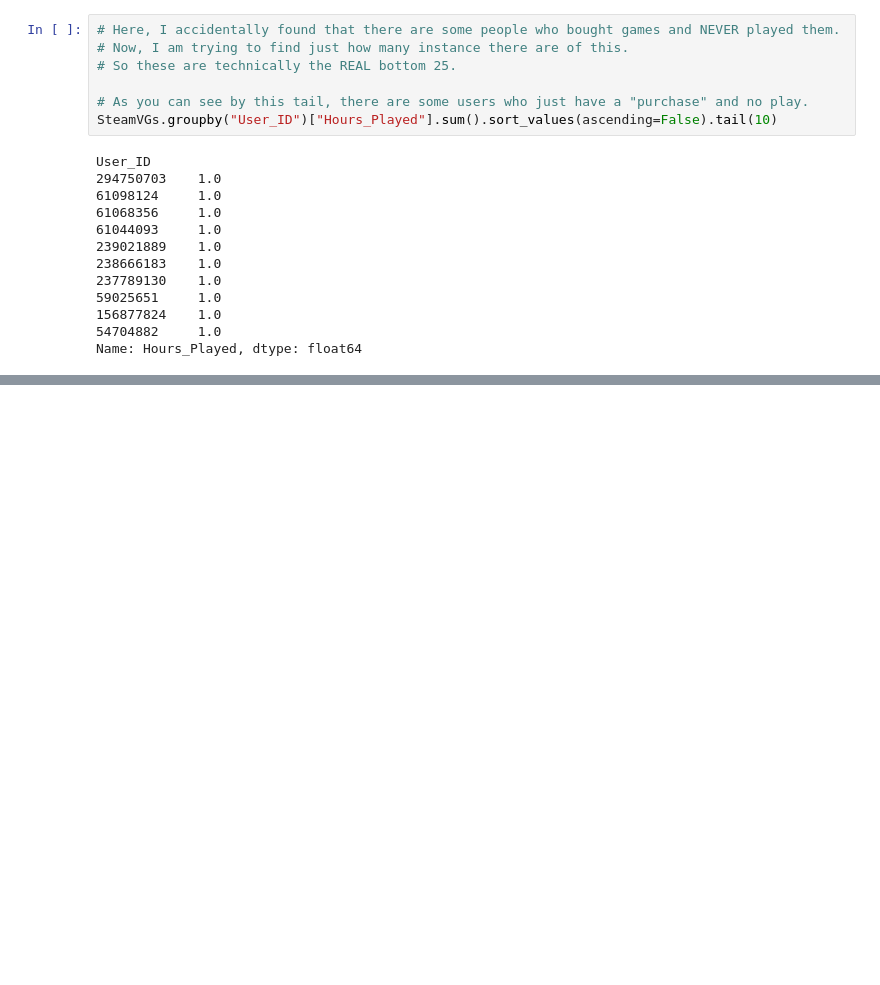
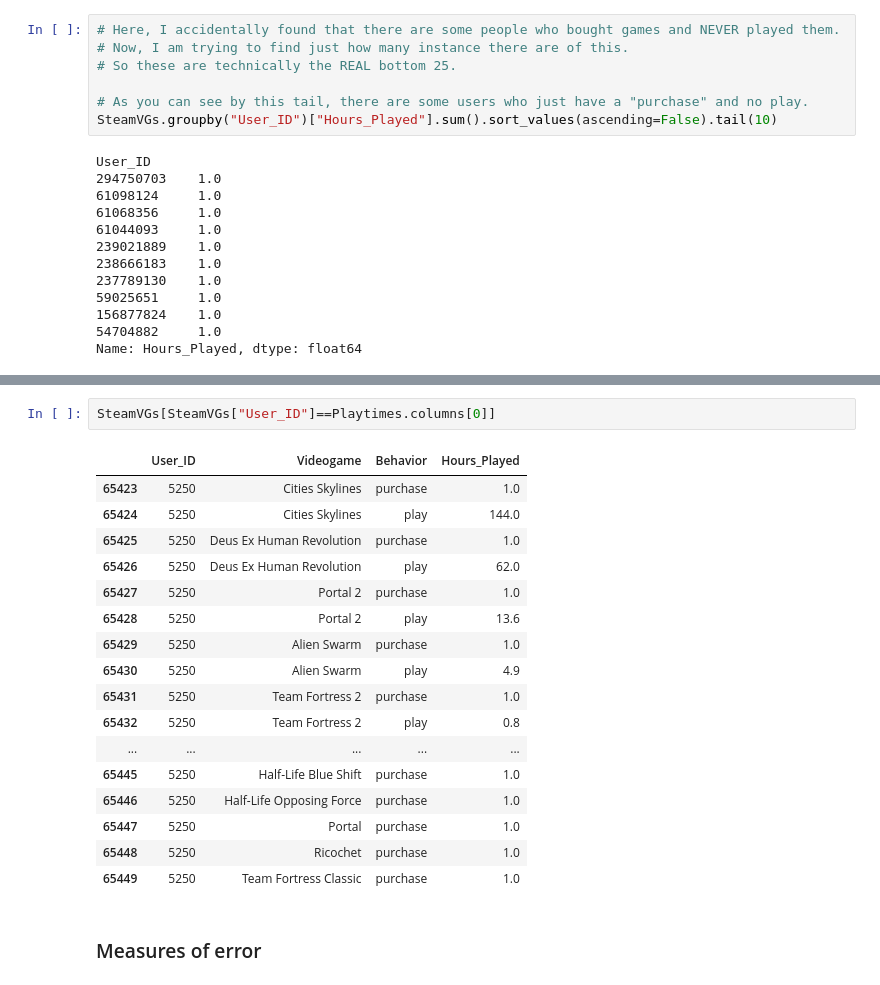
Before and after one commit to MansionAnthony/Videogame-Recommendations-Steam, a Jupyter notebook: Steam Videogame Recommendations JN.ipynb, the cells around one changed output, grey strips where cells are left out. Drawn from its saved outputs; the diff is of its cells as text; blank space fills up the shorter version.

Commit message:
Updated with rec sys, still need error measuremens, markdowns, and comments

```diff
--- a/Steam Videogame Recommendations JN.ipynb
+++ b/Steam Videogame Recommendations JN.ipynb
@@ -257,0 +437,22 @@ There are 1043 instances of people purchasing a game and never playing them.
+# %%
+SteamVGs[SteamVGs["User_ID"]==Playtimes.columns[0]]
+# %% [output]
+|  | User_ID | Videogame | Behavior | Hours_Played |
+| 65423 | 5250 | Cities Skylines | purchase | 1.0 |
+| 65424 | 5250 | Cities Skylines | play | 144.0 |
+| 65425 | 5250 | Deus Ex Human Revolution | purchase | 1.0 |
+| 65426 | 5250 | Deus Ex Human Revolution | play | 62.0 |
+| 65427 | 5250 | Portal 2 | purchase | 1.0 |
+| 65428 | 5250 | Portal 2 | play | 13.6 |
+| 65429 | 5250 | Alien Swarm | purchase | 1.0 |
+| 65430 | 5250 | Alien Swarm | play | 4.9 |
+| 65431 | 5250 | Team Fortress 2 | purchase | 1.0 |
+| 65432 | 5250 | Team Fortress 2 | play | 0.8 |
+| ... | ... | ... | ... | ... |
+| 65445 | 5250 | Half-Life Blue Shift | purchase | 1.0 |
+| 65446 | 5250 | Half-Life Opposing Force | purchase | 1.0 |
+| 65447 | 5250 | Portal | purchase | 1.0 |
+| 65448 | 5250 | Ricochet | purchase | 1.0 |
+| 65449 | 5250 | Team Fortress Classic | purchase | 1.0 |
+# %% [markdown]
+### Measures of error
```
Also changed, not shown: parts of 24 cells of this notebook.
